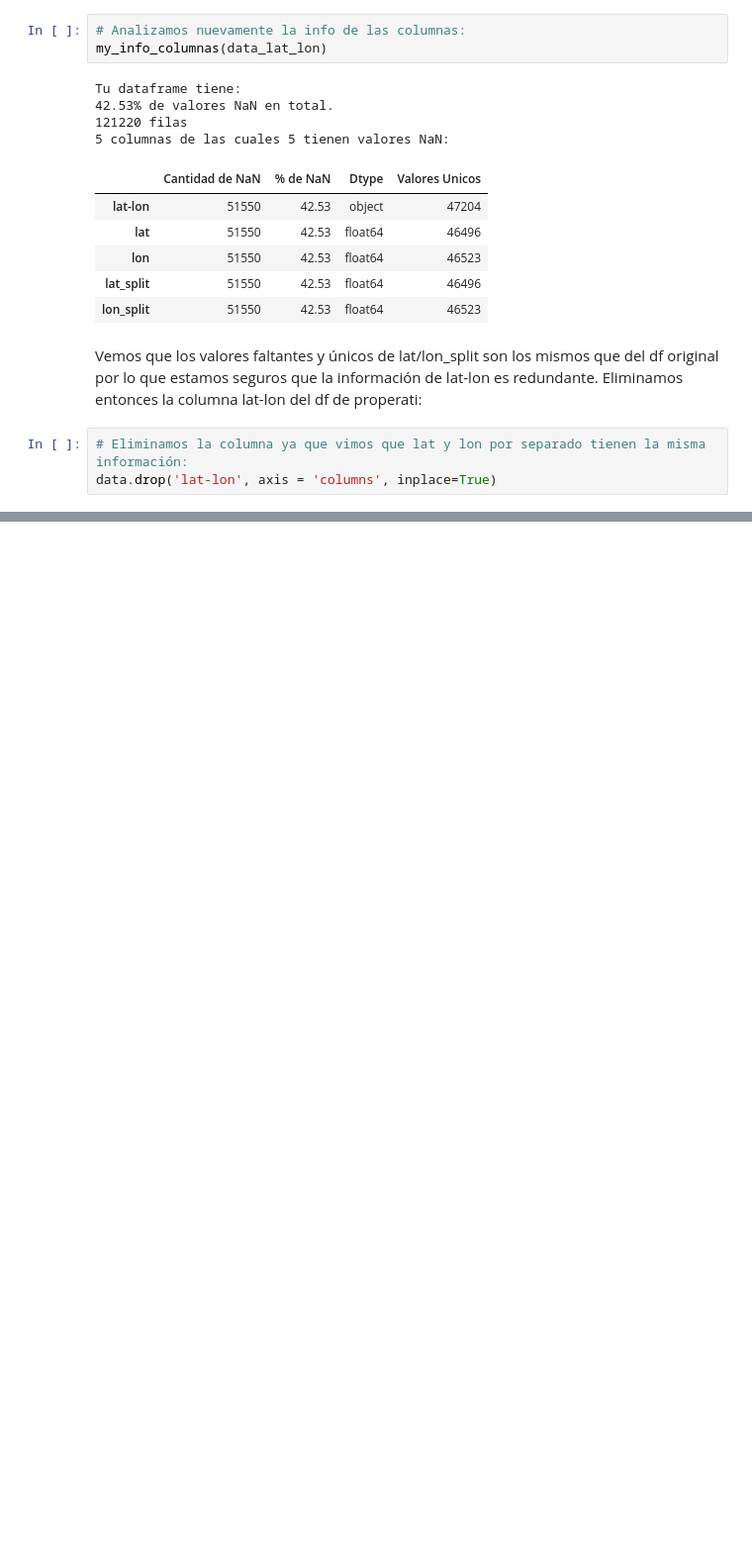
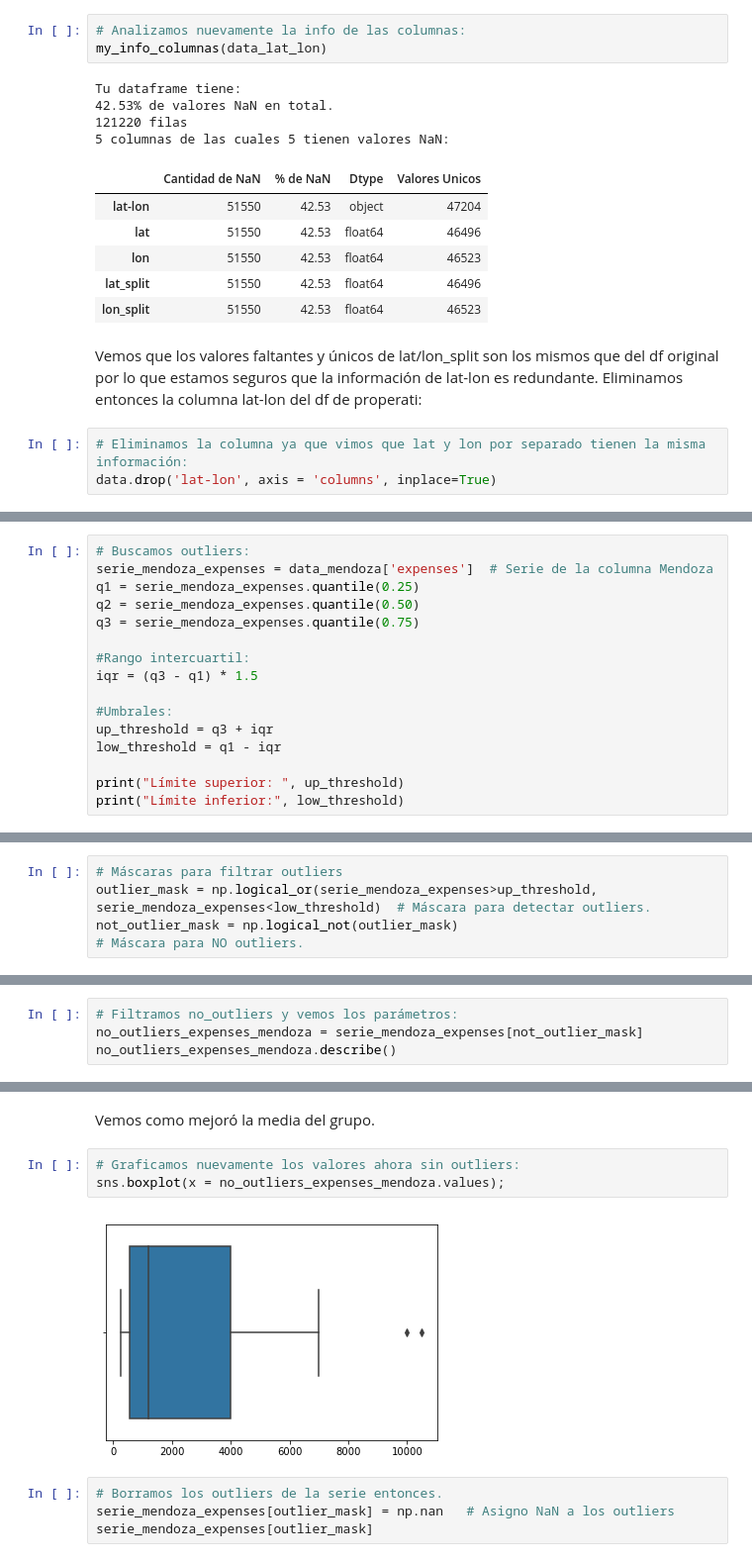
Before and after one commit to varelapablos/Desafio1-G3, a Jupyter notebook: Notebook_Alan.ipynb, the cells around one changed output, grey strips where cells are left out. Shown at 99% size. Saved outputs shown, nothing was run; the diff lists cells and outputs as text; blank space fills up the shorter version.

```diff
--- a/Notebook_Alan.ipynb
+++ b/Notebook_Alan.ipynb
@@ -727,0 +1486,16 @@ Length: 98, dtype: float64
+# %%
+# Buscamos outliers:
+serie_mendoza_expenses = data_mendoza['expenses']  # Serie de la columna Mendoza
+q1 = serie_mendoza_expenses.quantile(0.25)
+q2 = serie_mendoza_expenses.quantile(0.50)
+q3 = serie_mendoza_expenses.quantile(0.75)
+
+#Rango intercuartil:
+iqr = (q3 - q1) * 1.5
+
+#Umbrales:
+up_threshold = q3 + iqr
+low_threshold = q1 - iqr
+
+print("Límite superior: ", up_threshold)
+print("Límite inferior:", low_threshold)
@@ -727,0 +1505,4 @@ Length: 98, dtype: float64
+# %%
+# Máscaras para filtrar outliers
+outlier_mask = np.logical_or(serie_mendoza_expenses>up_threshold, serie_mendoza_expenses<low_threshold)  # Máscara para detectar outliers.
+not_outlier_mask = np.logical_not(outlier_mask)                                                          # Máscara para NO outliers.
@@ -727,0 +1519,4 @@ Length: 98, dtype: float64
+# %%
+# Filtramos no_outliers y vemos los parámetros:
+no_outliers_expenses_mendoza = serie_mendoza_expenses[not_outlier_mask]
+no_outliers_expenses_mendoza.describe()
@@ -727,0 +1533,11 @@ Length: 98, dtype: float64
+# %% [markdown]
+Vemos como mejoró la media del grupo.
+# %%
+# Graficamos nuevamente los valores ahora sin outliers:
+sns.boxplot(x = no_outliers_expenses_mendoza.values);
+# %% [output]
+[figure, added]
+# %%
+# Borramos los outliers de la serie entonces.
+serie_mendoza_expenses[outlier_mask] = np.nan   # Asigno NaN a los outliers
+serie_mendoza_expenses[outlier_mask]
```
Also changed, not shown: parts of 114 cells of this notebook, 1 other file.
